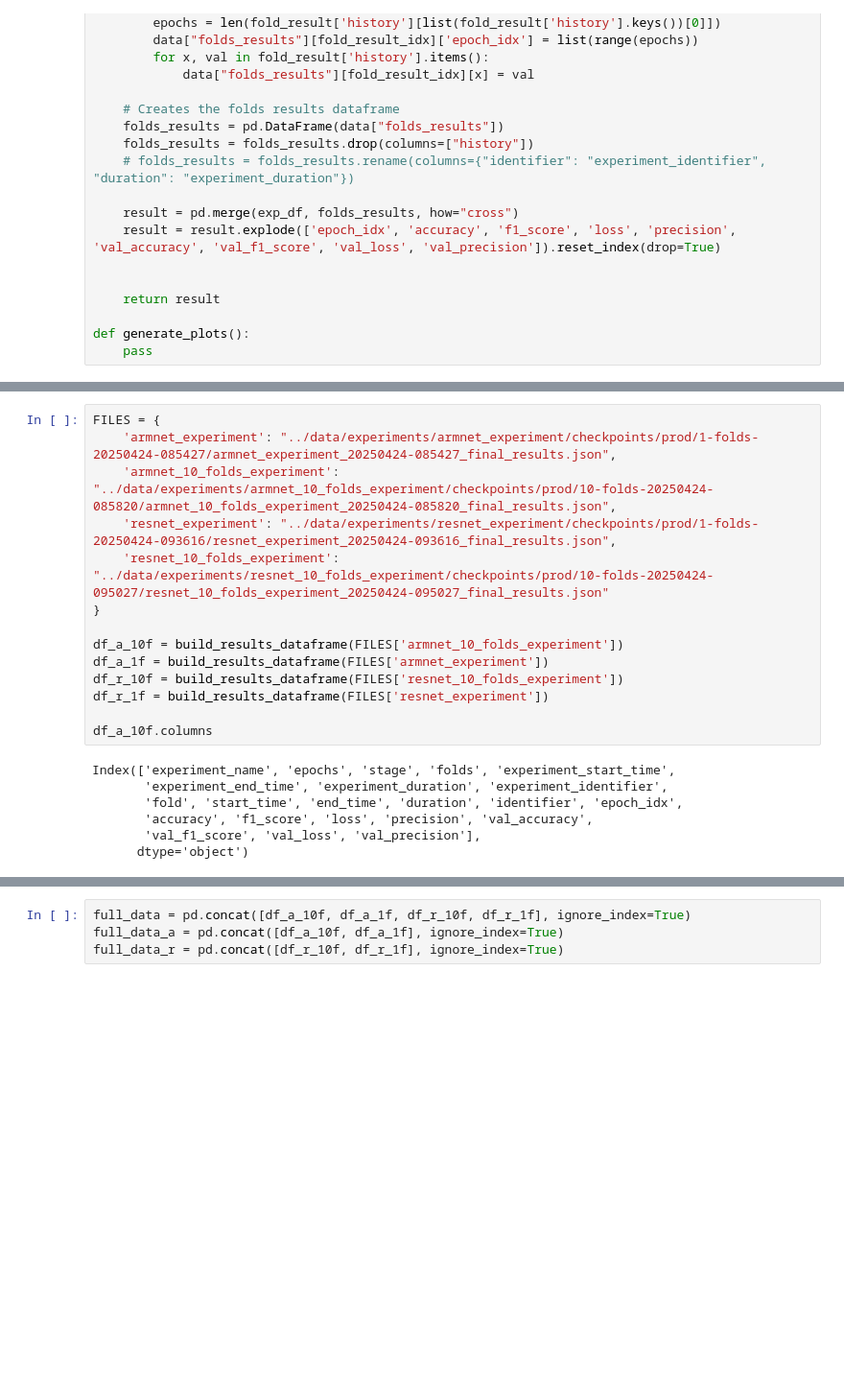
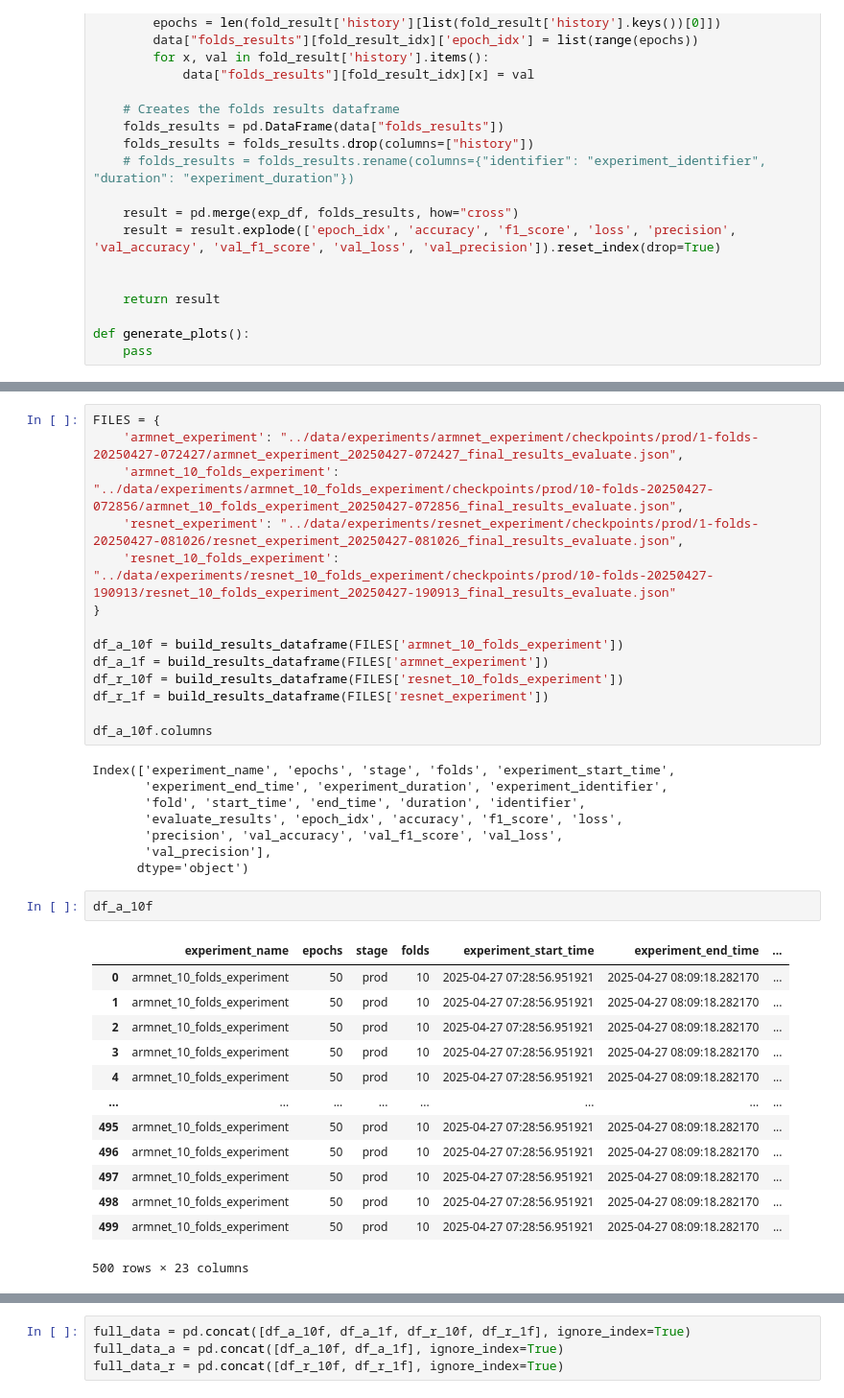
Before and after one commit to dancps/masters_project, a Jupyter notebook: playground/analyse_results.ipynb, the cells around one changed output, grey strips where cells are left out. Shown: that part at 96% size. Drawn from its saved outputs; the diff is of its cells as text; blank space fills up the shorter version.

```diff
--- a/playground/analyse_results.ipynb
+++ b/playground/analyse_results.ipynb
@@ -163,9 +236,9 @@ def generate_plots():
 # %%
 FILES = {
-    'armnet_experiment': "../data/experiments/armnet_experiment/checkpoints/prod/1-folds-20250424-085427/armnet_experiment_20250424-085427_final_results.json",
-    'armnet_10_folds_experiment': "../data/experiments/armnet_10_folds_experiment/checkpoints/prod/10-folds-20250424-085820/armnet_10_folds_experiment_20250424-085820_final_results.json",
-    'resnet_experiment': "../data/experiments/resnet_experiment/checkpoints/prod/1-folds-20250424-093616/resnet_experiment_20250424-093616_final_results.json",
-    'resnet_10_folds_experiment': "../data/experiments/resnet_10_folds_experiment/checkpoints/prod/10-folds-20250424-095027/resnet_10_folds_experiment_20250424-095027_final_results.json"
+    'armnet_experiment': "../data/experiments/armnet_experiment/checkpoints/prod/1-folds-20250427-072427/armnet_experiment_20250427-072427_final_results_evaluate.json",
+    'armnet_10_folds_experiment': "../data/experiments/armnet_10_folds_experiment/checkpoints/prod/10-folds-20250427-072856/armnet_10_folds_experiment_20250427-072856_final_results_evaluate.json",
+    'resnet_experiment': "../data/experiments/resnet_experiment/checkpoints/prod/1-folds-20250427-081026/resnet_experiment_20250427-081026_final_results_evaluate.json",
+    'resnet_10_folds_experiment': "../data/experiments/resnet_10_folds_experiment/checkpoints/prod/10-folds-20250427-190913/resnet_10_folds_experiment_20250427-190913_final_results_evaluate.json"
 }
 
 df_a_10f = build_results_dataframe(FILES['armnet_10_folds_experiment'])
@@ -177,10 +250,27 @@ df_a_10f.columns
 # %% [output]
 Index(['experiment_name', 'epochs', 'stage', 'folds', 'experiment_start_time',
        'experiment_end_time', 'experiment_duration', 'experiment_identifier',
-       'fold', 'start_time', 'end_time', 'duration', 'identifier', 'epoch_idx',
-       'accuracy', 'f1_score', 'loss', 'precision', 'val_accuracy',
-       'val_f1_score', 'val_loss', 'val_precision'],
+       'fold', 'start_time', 'end_time', 'duration', 'identifier',
+       'evaluate_results', 'epoch_idx', 'accuracy', 'f1_score', 'loss',
+       'precision', 'val_accuracy', 'val_f1_score', 'val_loss',
+       'val_precision'],
       dtype='object')
+# %%
+df_a_10f
+# %% [output]
+|  | experiment_name | epochs | stage | folds | experiment_start_time | experiment_end_time | ... |
+| 0 | armnet_10_folds_experiment | 50 | prod | 10 | 2025-04-27 07:28:56.951921 | 2025-04-27 08:09:18.282170 | ... |
+| 1 | armnet_10_folds_experiment | 50 | prod | 10 | 2025-04-27 07:28:56.951921 | 2025-04-27 08:09:18.282170 | ... |
+| 2 | armnet_10_folds_experiment | 50 | prod | 10 | 2025-04-27 07:28:56.951921 | 2025-04-27 08:09:18.282170 | ... |
+| 3 | armnet_10_folds_experiment | 50 | prod | 10 | 2025-04-27 07:28:56.951921 | 2025-04-27 08:09:18.282170 | ... |
+| 4 | armnet_10_folds_experiment | 50 | prod | 10 | 2025-04-27 07:28:56.951921 | 2025-04-27 08:09:18.282170 | ... |
+| ... | ... | ... | ... | ... | ... | ... | ... |
+| 495 | armnet_10_folds_experiment | 50 | prod | 10 | 2025-04-27 07:28:56.951921 | 2025-04-27 08:09:18.282170 | ... |
+| 496 | armnet_10_folds_experiment | 50 | prod | 10 | 2025-04-27 07:28:56.951921 | 2025-04-27 08:09:18.282170 | ... |
+| 497 | armnet_10_folds_experiment | 50 | prod | 10 | 2025-04-27 07:28:56.951921 | 2025-04-27 08:09:18.282170 | ... |
+| 498 | armnet_10_folds_experiment | 50 | prod | 10 | 2025-04-27 07:28:56.951921 | 2025-04-27 08:09:18.282170 | ... |
+| 499 | armnet_10_folds_experiment | 50 | prod | 10 | 2025-04-27 07:28:56.951921 | 2025-04-27 08:09:18.282170 | ... |
+500 rows × 23 columns
 # %%
 print(sns.color_palette("pastel6",10).as_hex())
 
```
Also changed, not shown: parts of 9 cells of this notebook, 1 other file.
